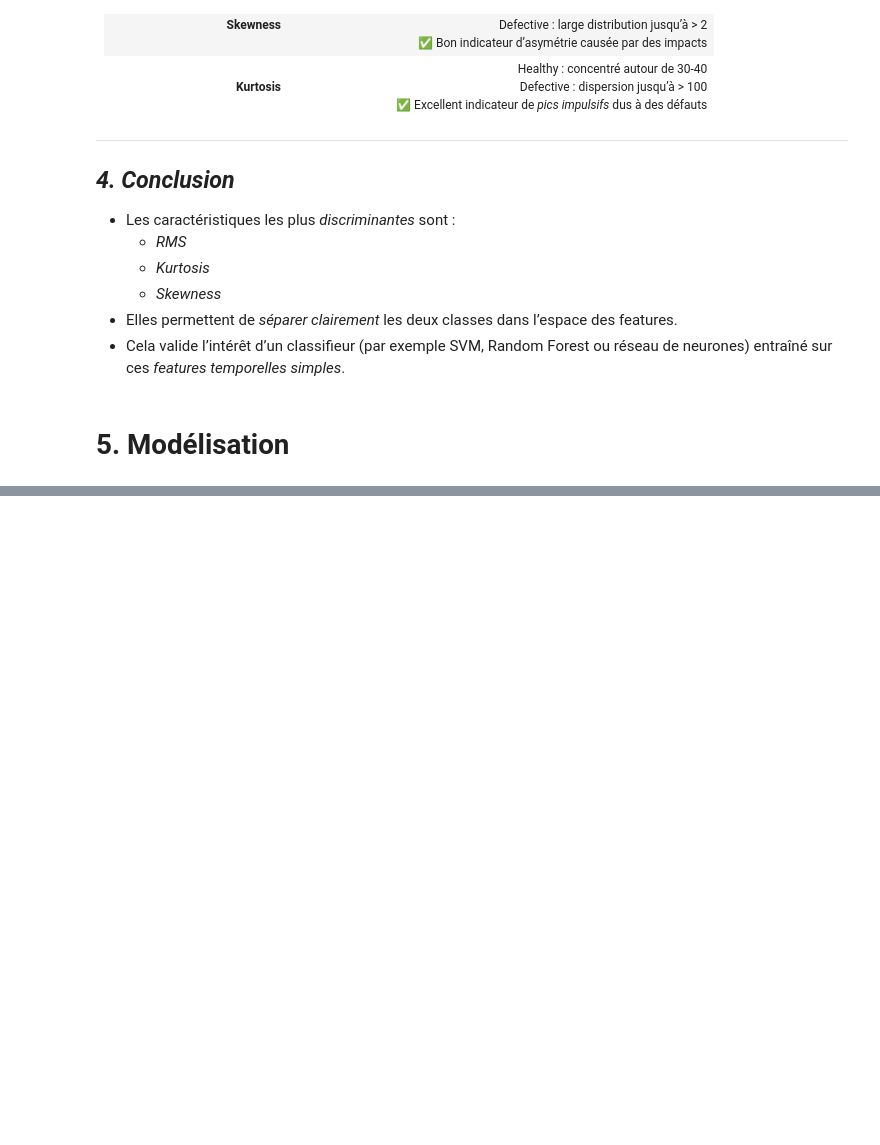
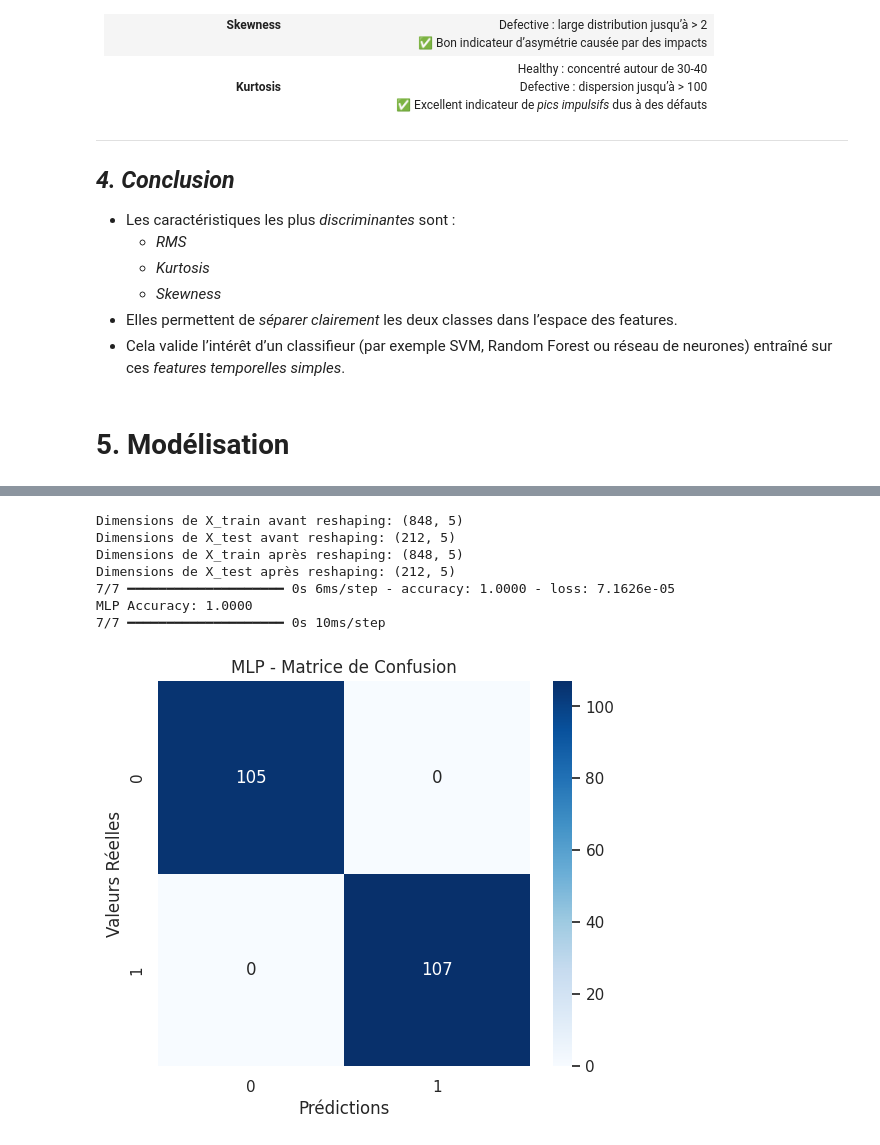
Before and after one commit to ihssane2002/Projet-M4, a Jupyter notebook: Untitled45.ipynb, the cells around one changed output, grey strips where cells are left out. Saved outputs shown, nothing was run; the diff lists cells and outputs as text; code cells hidden in the pictures; blank space fills up the shorter version.

```diff
--- a/Untitled45.ipynb
+++ b/Untitled45.ipynb
@@ -740,0 +844,17 @@ Les deux graphes combinés affichent :
+# %%
+import tensorflow as tf
+from tensorflow.keras.models import Sequential
+from tensorflow.keras.layers import Dense
+
+mlp = Sequential([
+    Dense(64, activation='relu', input_shape=(X_train.shape[1],)),
+    Dense(32, activation='relu'),
+    Dense(1, activation='sigmoid')
+])
+
+mlp.compile(optimizer='adam', loss='binary_crossentropy', metrics=['accuracy'])
+
+mlp.fit(X_train, y_train, epochs=30, batch_size=16, validation_split=0.1, verbose=0)
+
+loss, accuracy = mlp.evaluate(X_test, y_test)
+print(f"MLP Accuracy: {accuracy:.4f}")
@@ -740,0 +865,52 @@ Les deux graphes combinés affichent :
+# %%
+# Vérifier la forme des données d'entrée
+print(f"Dimensions de X_train avant reshaping: {X_train.shape}")
+print(f"Dimensions de X_test avant reshaping: {X_test.shape}")
+
+# Reformater les données d'entrée si nécessaire (mais ici, les dimensions semblent déjà correctes)
+# X_train = X_train.reshape(X_train.shape[0], X_train.shape[1])  # Pas besoin de reshape ici
+# X_test = X_test.reshape(X_test.shape[0], X_test.shape[1])  # Pas besoin de reshape ici
+
+# Vérifier les nouvelles dimensions (elles ne changent pas)
+print(f"Dimensions de X_train après reshaping: {X_train.shape}")
+print(f"Dimensions de X_test après reshaping: {X_test.shape}")
+
+# Définition du modèle MLP
+mlp = Sequential([
+    Dense(64, activation='relu', input_shape=(X_train.shape[1],)),  # X_train.shape[1] correspond à 5
+    Dense(32, activation='relu'),
+    Dense(1, activation='sigmoid')
+])
+
+# Compilation du modèle
+mlp.compile(optimizer='adam', loss='binary_crossentropy', metrics=['accuracy'])
+
+# Entraînement du modèle
+mlp.fit(X_train, y_train, epochs=30, batch_size=16, validation_split=0.1, verbose=0)
+
+# Évaluation du modèle
+loss, accuracy = mlp.evaluate(X_test, y_test)
+print(f"MLP Accuracy: {accuracy:.4f}")
+
+# Prédictions du modèle sur les données de test
+y_pred_mlp = (mlp.predict(X_test) > 0.5).astype("int32")
+
+# Matrice de confusion pour MLP
+conf_matrix_mlp = confusion_matrix(y_test, y_pred_mlp)
+
+# Affichage de la matrice de confusion avec matplotlib et seaborn
+plt.figure(figsize=(6, 5))
+sns.heatmap(conf_matrix_mlp, annot=True, fmt="d", cmap="Blues", xticklabels=["0", "1"], yticklabels=["0", "1"])
+plt.title("MLP - Matrice de Confusion")
+plt.xlabel("Prédictions")
+plt.ylabel("Valeurs Réelles")
+plt.show()
+# %% [output]
+Dimensions de X_train avant reshaping: (848, 5)
+Dimensions de X_test avant reshaping: (212, 5)
+Dimensions de X_train après reshaping: (848, 5)
+Dimensions de X_test après reshaping: (212, 5)
+7/7 ━━━━━━━━━━━━━━━━━━━━ 0s 6ms/step - accuracy: 1.0000 - loss: 7.1626e-05
+MLP Accuracy: 1.0000
+7/7 ━━━━━━━━━━━━━━━━━━━━ 0s 10ms/step
+[figure, added]
```
Also changed, not shown: parts of 16 cells of this notebook.
